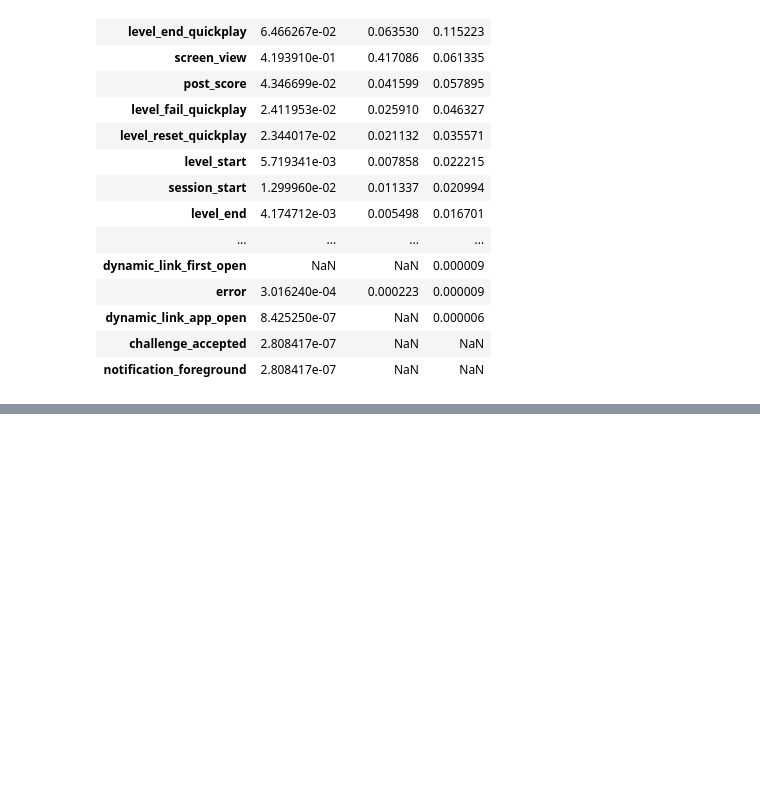
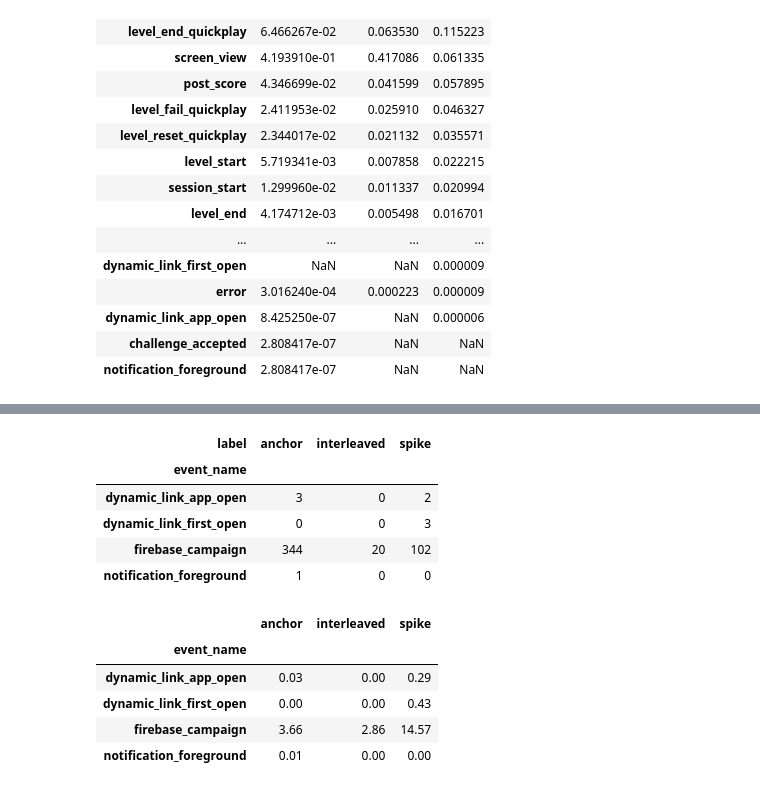
Before and after one commit to Adir-Amar/FloodIt-product-analytics, a Jupyter notebook: notebooks/04_spike_analysis.ipynb, the cells around one changed output, grey strips where cells are left out. Drawn from its saved outputs; the diff is of its cells as text; code cells hidden in the pictures; blank space fills up the shorter version.

```diff
--- a/notebooks/04_spike_analysis.ipynb
+++ b/notebooks/04_spike_analysis.ipynb
@@ -94,0 +152,23 @@ pivoted.sort_values('spike', ascending=False)
+# %%
+rare_events = ['firebase_campaign', 'dynamic_link_first_open',
+               'dynamic_link_app_open', 'notification_foreground']
+
+rare = sf[(sf['window_group'] == 'pre_window') & (sf['event_name'].isin(rare_events))]
+per_label = rare.groupby(['event_name', 'label'])['n_events'].sum().unstack(fill_value=0)
+display(per_label)
+
+days_per_label = pd.Series({'spike': 7, 'interleaved': 7, 'anchor': 94})
+display((per_label / days_per_label).round(2))
+# %% [output]
+| label | anchor | interleaved | spike |
+| event_name |  |  |  |
+| dynamic_link_app_open | 3 | 0 | 2 |
+| dynamic_link_first_open | 0 | 0 | 3 |
+| firebase_campaign | 344 | 20 | 102 |
+| notification_foreground | 1 | 0 | 0 |
+|  | anchor | interleaved | spike |
+| event_name |  |  |  |
+| dynamic_link_app_open | 0.03 | 0.00 | 0.29 |
+| dynamic_link_first_open | 0.00 | 0.00 | 0.43 |
+| firebase_campaign | 3.66 | 2.86 | 14.57 |
+| notification_foreground | 0.01 | 0.00 | 0.00 |
```
Also changed, not shown: parts of 7 cells of this notebook.
